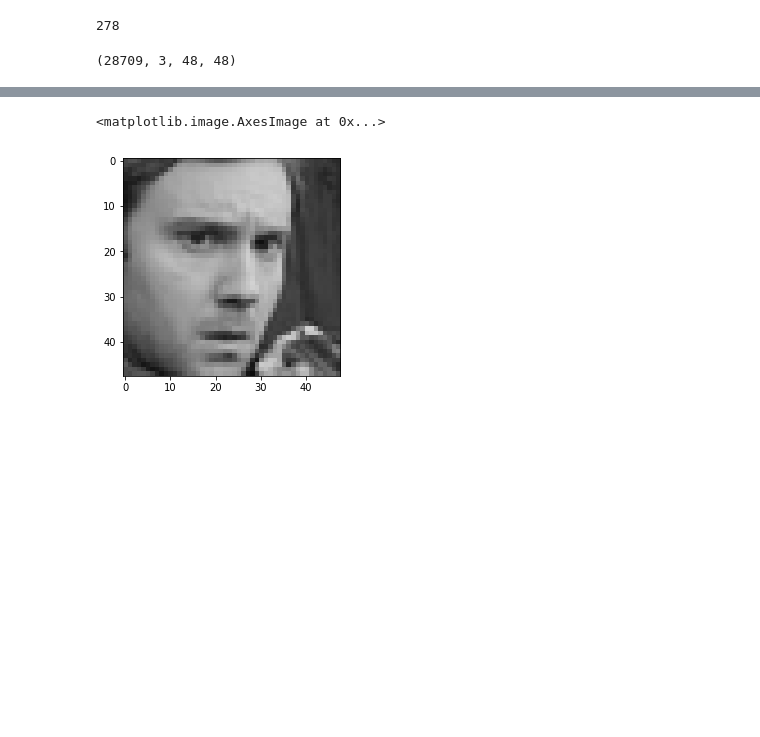
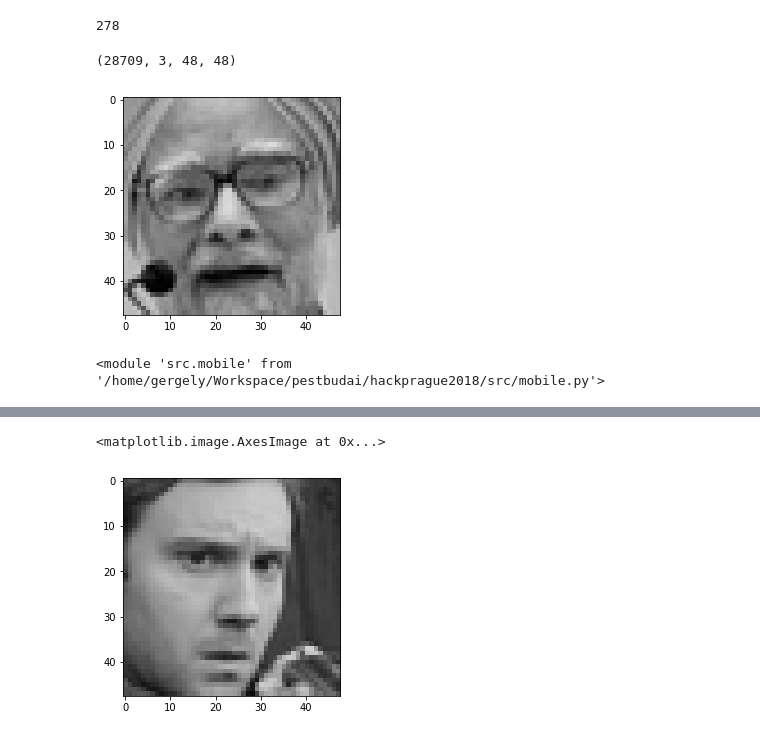
Before and after one commit to BpGameHackSoc/hackprague2018, a Jupyter notebook: main.ipynb, the cells around one changed output, grey strips where cells are left out. Saved outputs shown, nothing was run; the diff lists cells and outputs as text; code cells hidden in the pictures; blank space fills up the shorter version.

```diff
--- a/main.ipynb
+++ b/main.ipynb
@@ -136,3 +136,22 @@ X_test = X_test.swapaxes(0,1)
 X_train.shape
 # %% [output]
 (28709, 3, 48, 48)
+# %%
+X_train = X_train.swapaxes(1,3)
+X_validation = X_validation.swapaxes(1,3)
+X_test = X_test.swapaxes(1,3)
+X_train = X_train.swapaxes(1,2)
+X_validation = X_validation.swapaxes(1,2)
+X_test = X_test.swapaxes(1,2)
+# %%
+X_train = X_train.swapaxes(1,2)
+dis(X_train[1,:,:,2])
+# %% [output]
+[figure, added]
+# %%
+import keras
+import src.mobile as mobile
+from importlib import reload
+reload(mobile)
+# %% [output]
+<module 'src.mobile' from '/home/gergely/Workspace/pestbudai/hackprague2018/src/mobile.py'>
```
Also changed, not shown: parts of 18 cells of this notebook, 2 other files.
